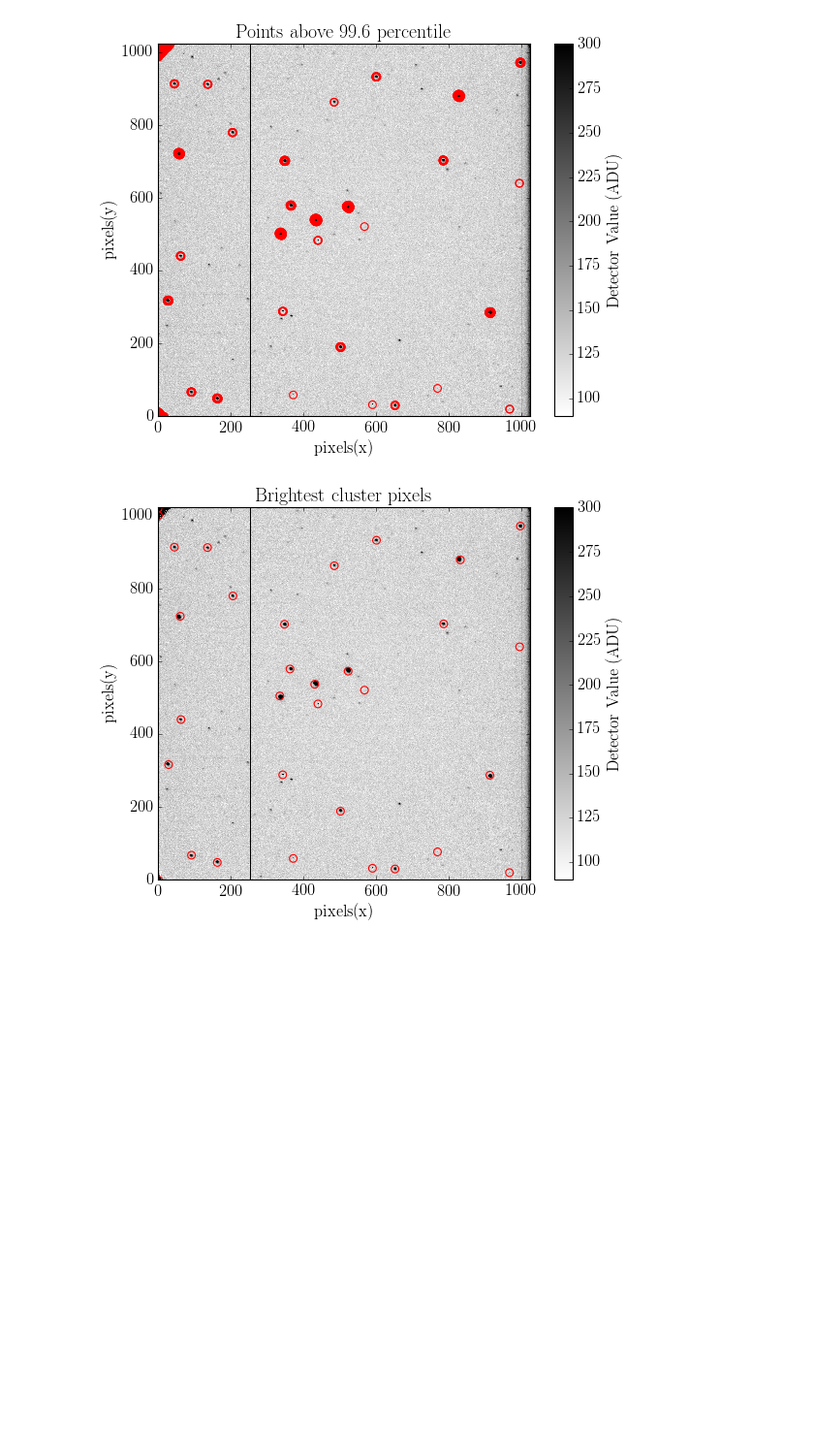
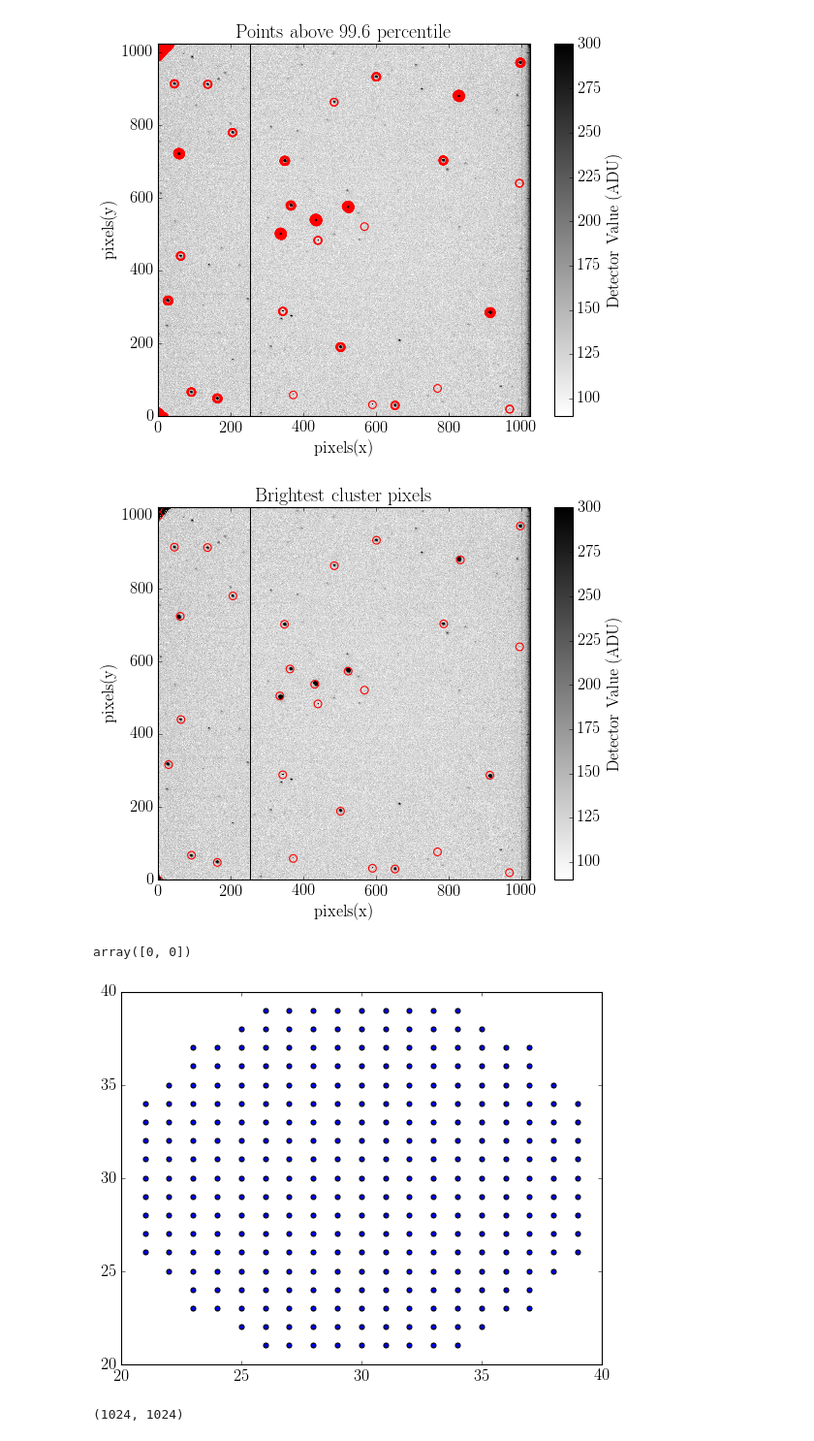
Before and after one commit to jbirky/AsteroidAstrometry, a Jupyter notebook: positions.ipynb, the cells around one changed output. Shown at 97% size. Cells and saved outputs as stored; diff of their text form; code cells hidden in the pictures; blank space fills up the shorter version.

Commit message:
circle selection function

```diff
--- a/positions.ipynb
+++ b/positions.ipynb
@@ -130,7 +130,10 @@ def clusterPoints(points, **kwargs):
     return np.array(clusters)
 
 def findClusterMax(red, clusters):
-
+    """
+    Given clusters of bright points, find the pixel positions
+    corresponding to max ADU count in each cluster.
+    """
     peaks = []
     for clus in clusters:
         adu_vals = []
@@ -141,6 +144,26 @@ def findClusterMax(red, clusters):
 
     return np.array(peaks)
 
+def selectCircle(**kwargs):
+    """
+    Select a circle of discrete points centered around 'xc' and 'yc' within
+    a given radius size, and within the square dimensions of the image size.
+    """
+    xc, yc = kwargs.get('xc'), kwargs.get('yc')
+    radius = kwargs.get('radius')
+    dim = kwargs.get('dim', [np.inf, np.inf])
+
+    ylist = np.arange(yc-radius, yc+radius+1)
+    xlist = np.arange(xc-radius, xc+radius+1)
+    square_cut = [list(xy) for xy in list(itertools.product(xlist, ylist))]
+
+    circle_cut = []
+    for pt in square_cut:
+        if (dist([yc,xc], pt) < radius) & (0 <= pt[0] <= dim[0]) & (0 <= pt[1] <= dim[1]):
+            circle_cut.append(pt)
+
+    return circle_cut
+
 def centroid(red, peaks, **kwargs):
     """
     Given peak pixels of stars, cut out a radius of pixels and
@@ -149,4 +172,10 @@ def centroid(red, peaks, **kwargs):
 
     radius = kwargs.get('radius', 20)
 
-    return none
+    centroids = []
+    for pt in peaks:
+        circle = selectCircle(yc=pt[0], xc=pt[1], radius=radius, dim=red.shape)
+        for yx in circle:
+
+
+    return np.array(centroids)
@@ -167,3 +200,18 @@ plotImg(red, pts=peak_pixels.T, rng=[90,300], title='Brightest cluster pixels')
 # %% [output]
 [figure]
 [figure]
+# %%
+peaks[0]
+# %% [output]
+array([0, 0])
+# %%
+circle_cut = selectCircle(xc=30, yc=30, radius=10)
+# %%
+plt.scatter(np.array(circle_cut).T[0], np.array(circle_cut).T[1])
+plt.show()
+# %% [output]
+[figure, added]
+# %%
+red.shape
+# %% [output]
+(1024, 1024)
```
Also changed, not shown: parts of 2 cells of this notebook.
